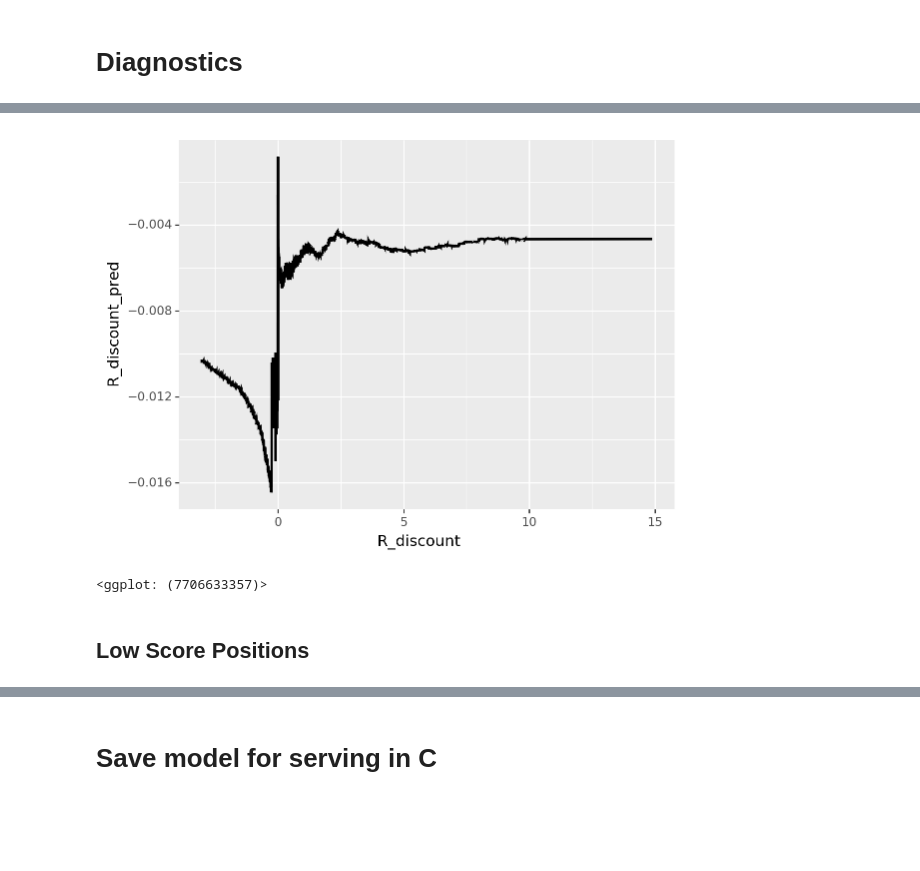
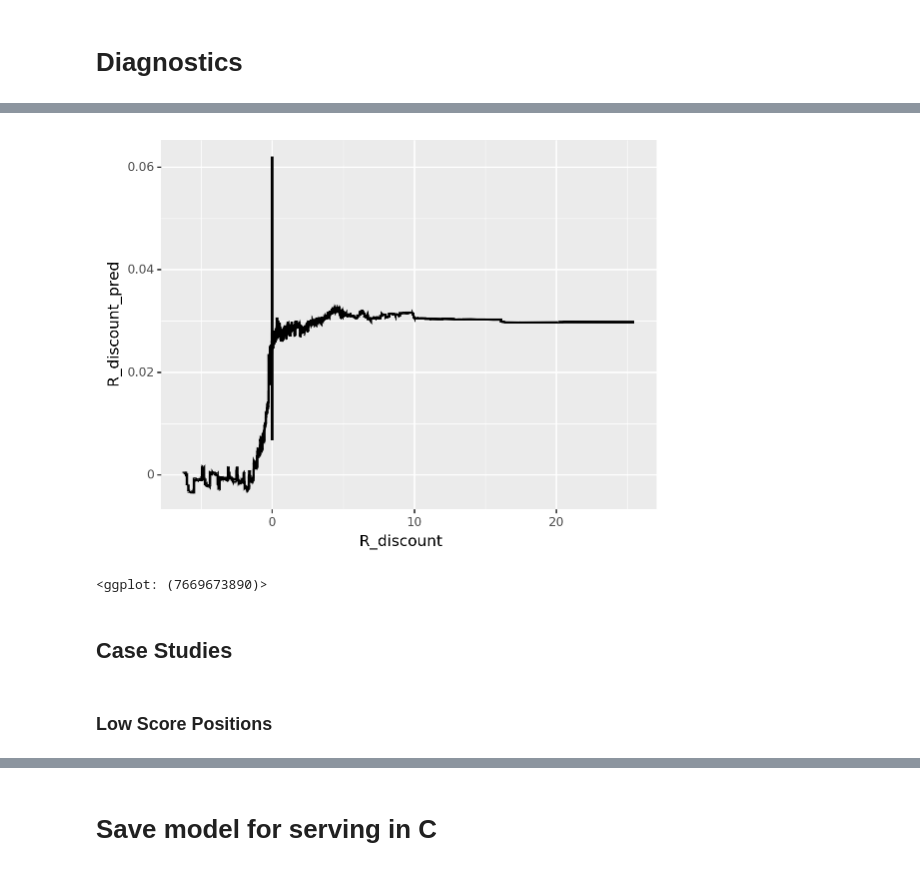
Before and after one commit to lpekelis/flare-ai, a Jupyter notebook: MDP model v0.ipynb, the cells around one changed output, grey strips where cells are left out. Drawn from its saved outputs; the diff is of its cells as text; code cells hidden in the pictures; blank space fills up the shorter version.

```diff
--- a/MDP model v0.ipynb
+++ b/MDP model v0.ipynb
@@ -480,0 +173,15 @@ Epoch 10/10
+# %%
+model = define_model(model_params)
+# %%
+model.compile(optimizer=tf.train.AdamOptimizer(model_params['adam']),
+              loss='mae',
+              metrics=['mse'])
+# %%
+model.fit(
+    np.array(X, dtype=np.float32),
+    np.array(y['R_discount'], dtype=np.float32),
+    epochs=model_params['epochs'],
+    batch_size=model_params['batch_size'],
+    shuffle=True,
+    validation_split=model_params['validation_split']
+)
@@ -565,7 +219,8 @@ To retain the current behavior and silence the warning, pass 'sort=True'.
 # %%
 pred = pd.DataFrame(
-    model.predict(np.array(X6, dtype=np.float32), batch_size=1000),
-    columns=['R_discount']
+    model.predict(np.array(X, dtype=np.float32), batch_size=1000),
+    columns=['R_discount'],
+    index=y.index
 )
 # %%
 pred.describe()
@@ -603,11 +270,13 @@ array([(5201, 5, 0.0), (5200, 5, 0.0), (5204, 5, 0.0), (5203, 5, 0.0),
 # %%
-y6.reset_index()[['R_discount']].join(pred, rsuffix='_pred').pipe(
+y[['R_discount']].join(pred, rsuffix='_pred').pipe(
     lambda df:
     ggplot(df, aes(x='R_discount', y='R_discount_pred'))
     + stat_smooth(method='mavg',
                   method_args={'window':1000},
                   se=False)
 )
 # %% [output]
-[figure, old version]
+[figure, new version]
-<ggplot: (7706633357)>
+<ggplot: (7669673890)>
+# %% [markdown]
+## Case Studies
@@ -614,2 +292,2 @@ y6.reset_index()[['R_discount']].join(pred, rsuffix='_pred').pipe(
 # %% [markdown]
-## Low Score Positions
+### Low Score Positions
```
Also changed, not shown: parts of 150 cells of this notebook, 1 other file.
